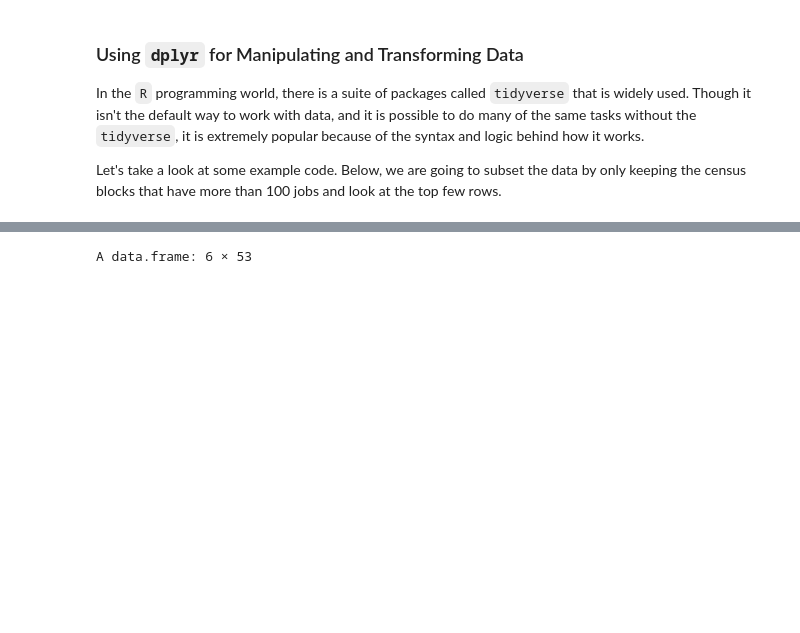
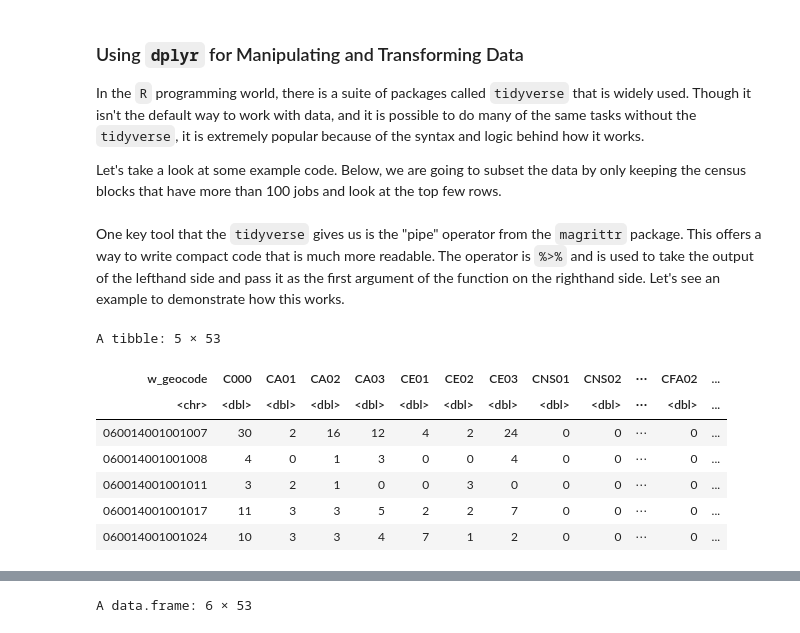
Before and after one commit to Coleridge-Initiative/ada-intro-r, a Jupyter notebook: R-1.ipynb, the cells around one changed output, grey strips where cells are left out. Drawn from its saved outputs; the diff is of its cells as text; code cells hidden in the pictures; blank space fills up the shorter version.

```diff
--- a/R-1.ipynb
+++ b/R-1.ipynb
@@ -249,3 +307,16 @@ df$w_geocode
 In the `R` programming world, there is a suite of packages called `tidyverse` that is widely used. Though it isn't the default way to work with data, and it is possible to do many of the same tasks without the `tidyverse`, it is extremely popular because of the syntax and logic behind how it works.
 
 Let's take a look at some example code. Below, we are going to subset the data by only keeping the census blocks that have more than 100 jobs and look at the top few rows.
+# %% [markdown]
+One key tool that the `tidyverse` gives us is the "pipe" operator from the `magrittr` package. This offers a way to write compact code that is much more readable. The operator is `%>%` and is used to take the output of the lefthand side and pass it as the first argument of the function on the righthand side. Let's see an example to demonstrate how this works.
+# %%
+df %>% head()
+# %% [output]
+A tibble: 5 × 53
+| w_geocode | C000 | CA01 | CA02 | CA03 | CE01 | CE02 | CE03 | CNS01 | CNS02 | ⋯ | CFA02 | ... |
+| <chr> | <dbl> | <dbl> | <dbl> | <dbl> | <dbl> | <dbl> | <dbl> | <dbl> | <dbl> | ⋯ | <dbl> | ... |
+| 060014001001007 | 30 | 2 | 16 | 12 | 4 | 2 | 24 | 0 | 0 | ⋯ | 0 | ... |
+| 060014001001008 | 4 | 0 | 1 | 3 | 0 | 0 | 4 | 0 | 0 | ⋯ | 0 | ... |
+| 060014001001011 | 3 | 2 | 1 | 0 | 0 | 3 | 0 | 0 | 0 | ⋯ | 0 | ... |
+| 060014001001017 | 11 | 3 | 3 | 5 | 2 | 2 | 7 | 0 | 0 | ⋯ | 0 | ... |
+| 060014001001024 | 10 | 3 | 3 | 4 | 7 | 1 | 2 | 0 | 0 | ⋯ | 0 | ... |
```
Also changed, not shown: parts of 16 cells of this notebook, 6 other files.
